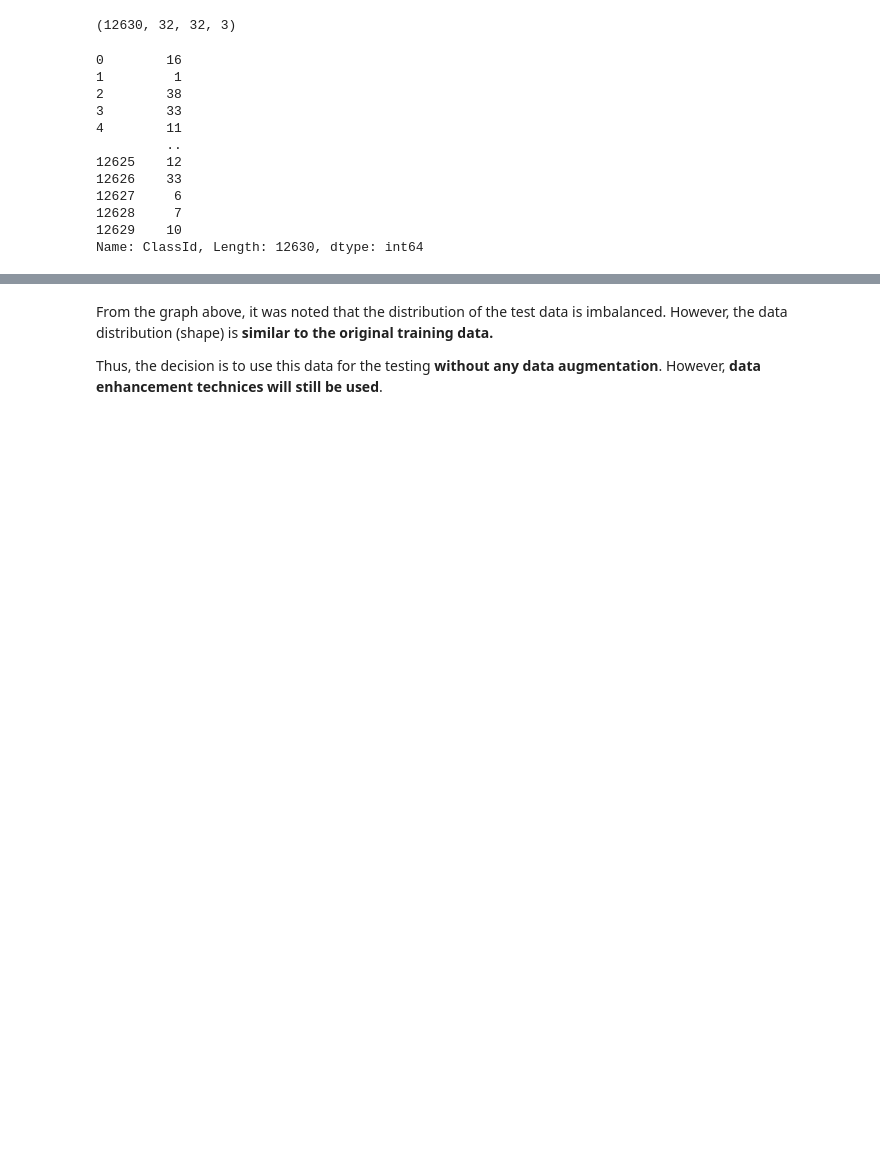
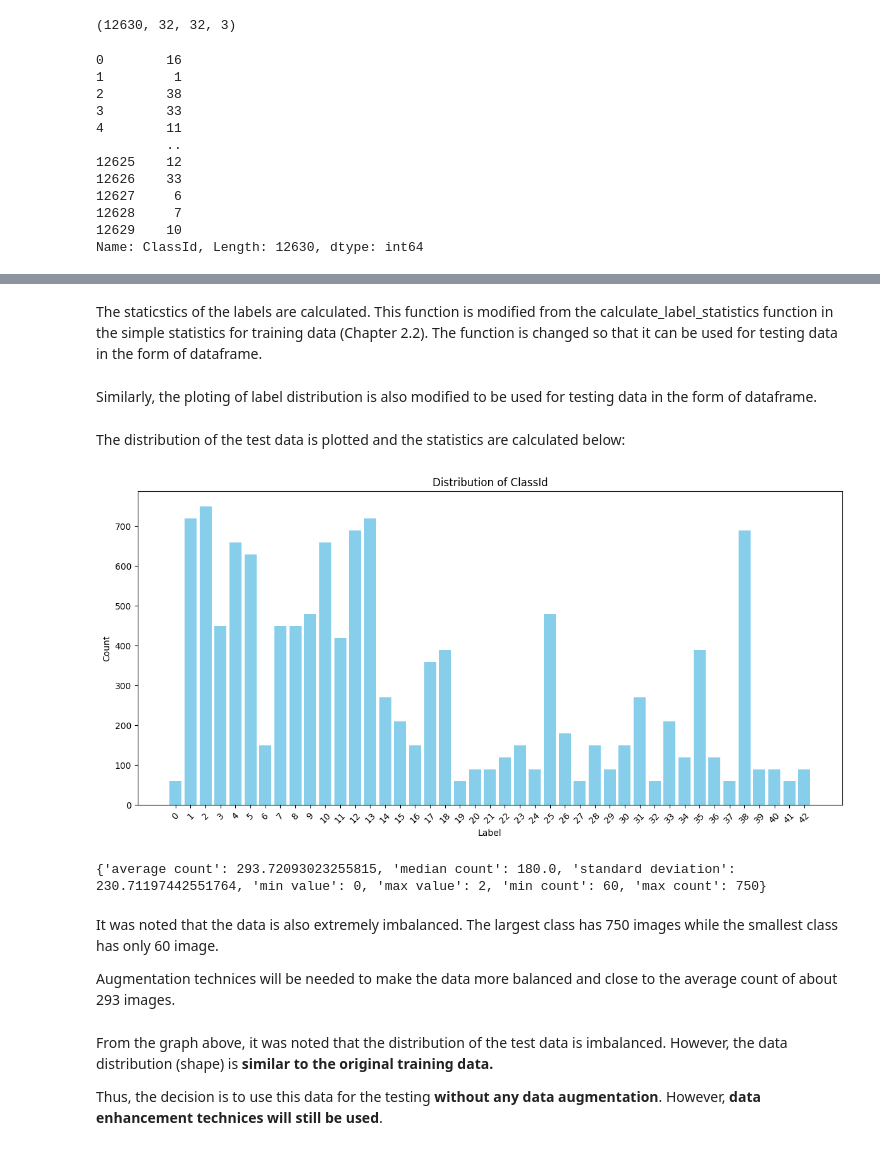
Before and after one commit to Jieoi/traffic_sign_recognition, a Jupyter notebook: test_data_preparation_simple.ipynb, the cells around one changed output, grey strips where cells are left out. Saved outputs shown, nothing was run; the diff lists cells and outputs as text; code cells hidden in the pictures; blank space fills up the shorter version.

```diff
--- a/test_data_preparation_simple.ipynb
+++ b/test_data_preparation_simple.ipynb
@@ -126,0 +115,2 @@ plt.show()
+# %% [markdown]
+The staticstics of the labels are calculated. This function is modified from the calculate_label_statistics function in the simple statistics for training data (Chapter 2.2). The function is changed so that it can be used for testing data in the form of dataframe.
@@ -127,3 +171,57 @@ plt.show()
+# %% [markdown]
+Similarly, the ploting of label distribution is also modified to be used for testing data in the form of dataframe.
+# %%
+def plot_label_distribution(df, column_name):
+    """
+    Create a bar plot for label distribution in a DataFrame's column.
+
+    Parameters:
+    - df: DataFrame containing the data.
+    - column_name: Name of the column to plot the distribution for.
+
+    Returns:
+    None
+    """
+    # Extract the specified column
+    labels = df[column_name]
+
+    # Calculate the label distribution
+    unique_labels, label_counts = np.unique(labels, return_counts=True)
+    label_distribution = dict(zip(unique_labels, label_counts))
+
+    # Extract labels and counts from the label distribution dictionary
+    labels_list = list(label_distribution.keys())
+    counts = list(label_distribution.values())
+
+    # Sort labels and counts by label names
+    sorted_indices = np.argsort(labels_list)
+    labels_list = np.array(labels_list)[sorted_indices]
+    counts = np.array(counts)[sorted_indices]
+
+    plt.figure(figsize=(12, 6))
+    plt.bar(labels_list, counts, tick_label=labels_list, color='skyblue')
+    plt.xlabel('Label')
+    plt.ylabel('Count')
+    plt.title(f'Distribution of {column_name}')
+    plt.xticks(labels_list, rotation=45)
+    plt.tight_layout()
+
+    plt.show()
+# %% [markdown]
+The distribution of the test data is plotted and the statistics are calculated below:
+# %%
+plot_label_distribution(labels, 'ClassId')
+# %% [output]
+[figure, added]
+# %%
+statistics = calculate_column_statistics(labels, 'ClassId')
+print(statistics)
+# %% [output]
+{'average count': 293.72093023255815, 'median count': 180.0, 'standard deviation': 230.71197442551764, 'min value': 0, 'max value': 2, 'min count': 60, 'max count': 750}
+# %% [markdown]
+It was noted that the data is also extremely imbalanced. The largest class has 750 images while the smallest class has only 60 image.
+
+Augmentation technices will be needed to make the data more balanced and close to the average count of about 293 images.
 # %% [markdown]
 From the graph above, it was noted that the distribution of the test data is imbalanced. However, the data distribution (shape) is **similar to the original training data.**
 
```
Also changed, not shown: parts of 48 cells of this notebook.
